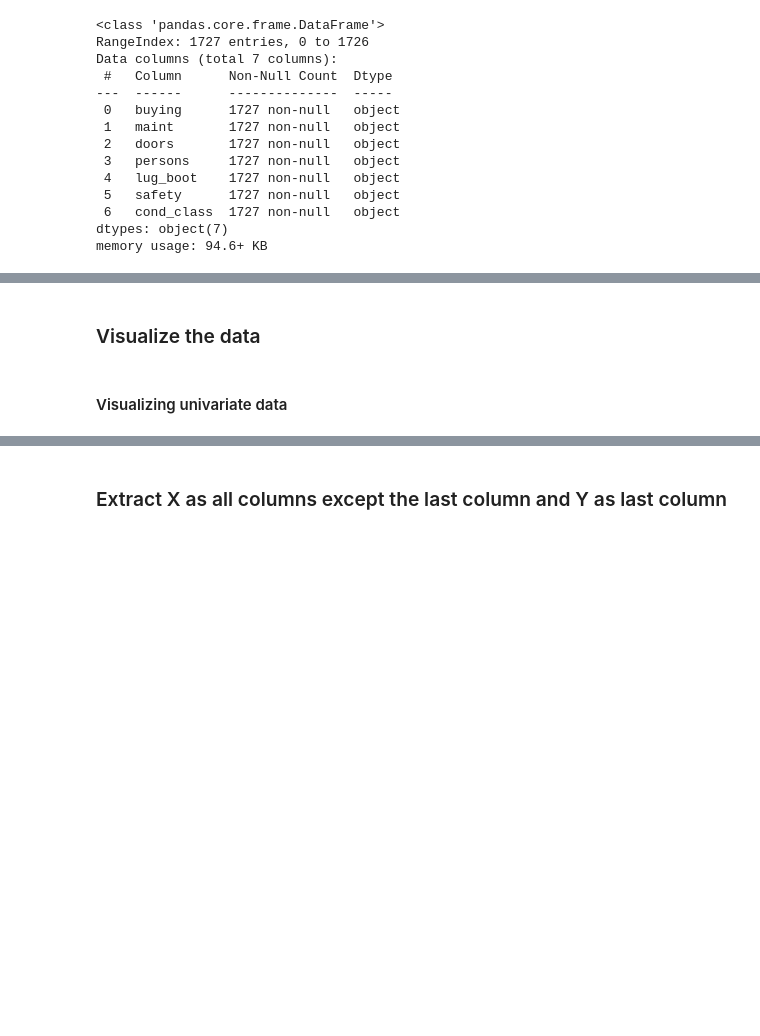
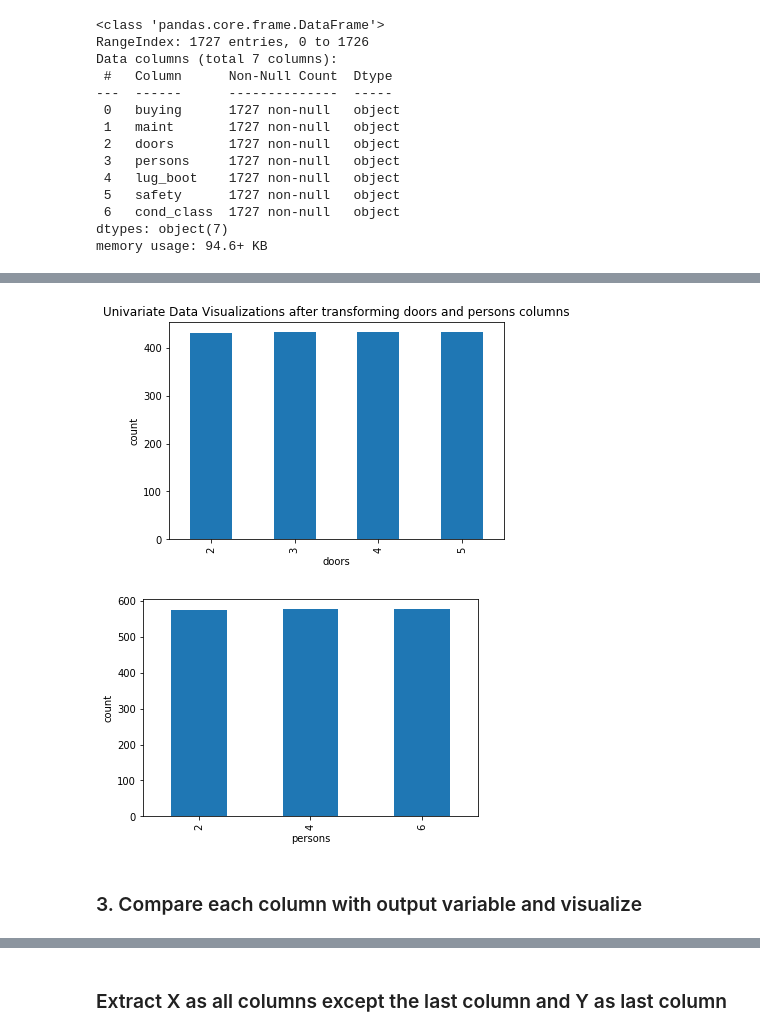
Before and after one commit to Hemendra-AKUTHOTA/ML-assignment1-Set2, a Jupyter notebook: Q1/Q1.ipynb, the cells around one changed output, grey strips where cells are left out. Drawn from its saved outputs; the diff is of its cells as text; code cells hidden in the pictures; blank space fills up the shorter version.

```diff
--- a/Q1/Q1.ipynb
+++ b/Q1/Q1.ipynb
@@ -68,3 +98,16 @@ car_data_y = car_data[['cond_class']]
+# %%
+plt.title('Univariate Data Visualizations after transforming doors and persons columns')
+plt.ylabel('count')
+car_data.groupby(['doors']).size().plot.bar()
+plt.show()
+plt.ylabel('count')
+car_data.groupby(['persons']).size().plot.bar()
+plt.show()
+# %% [output]
+[figure, added]
+[figure, added]
+# %% [markdown]
+### 3. Compare each column with output variable and visualize
 # %%
 car_data_buying = pd.crosstab(car_data.cond_class,car_data.buying)
 car_data_maint = pd.crosstab(car_data.cond_class,car_data.maint)
@@ -72,7 +115,3 @@ car_data_doors = pd.crosstab(car_data.cond_class,car_data.doors)
 car_data_persons = pd.crosstab(car_data.cond_class,car_data.persons)
 car_data_lug_boot = pd.crosstab(car_data.cond_class,car_data.lug_boot)
 car_data_safety = pd.crosstab(car_data.cond_class,car_data.safety)
-# %% [markdown]
-### Visualize the data
-# %% [markdown]
-#### Visualizing univariate data
```
Also changed, not shown: parts of 72 cells of this notebook.
